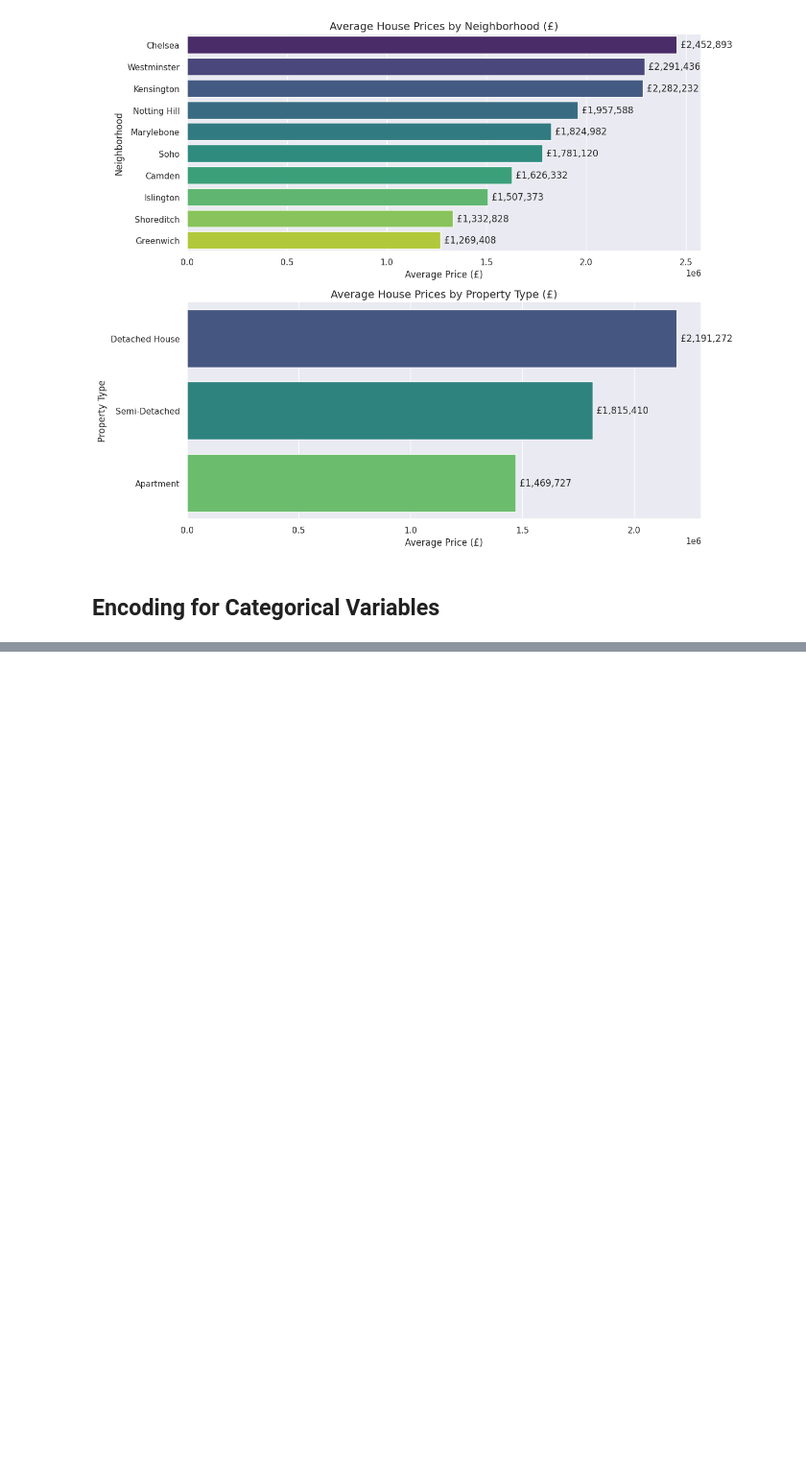
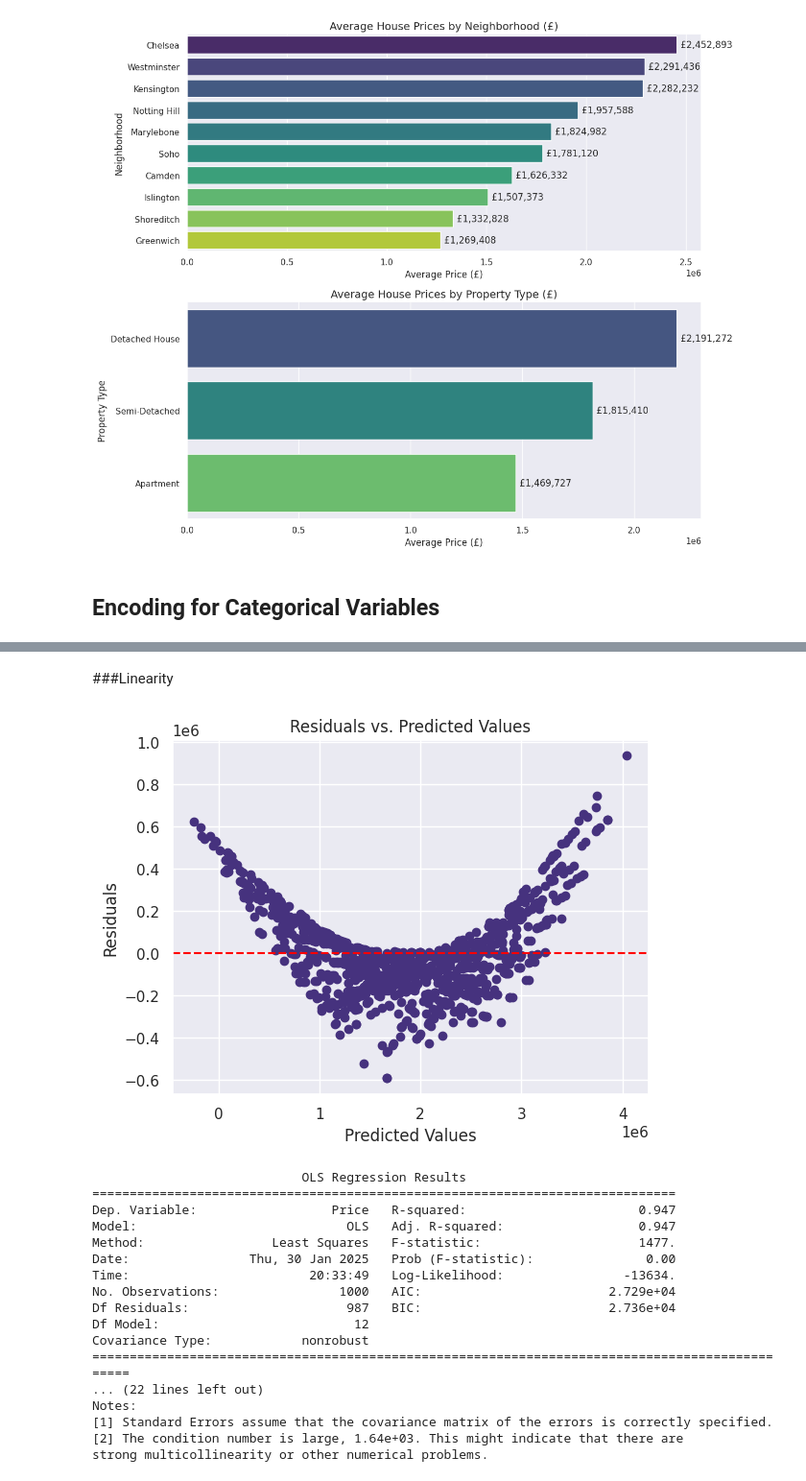
Before and after one commit to tass-ouaer/London_houses, a Jupyter notebook: Houses_London.ipynb, the cells around one changed output, grey strips where cells are left out. Shown at 96% size. Drawn from its saved outputs; the diff is of its cells as text; code cells hidden in the pictures; blank space fills up the shorter version.

Commit message:
Regression Assumptions

```diff
--- a/Houses_London.ipynb
+++ b/Houses_London.ipynb
@@ -375,0 +398,50 @@ df_encoded.head()
+# %% [markdown]
+###Linearity
+# %%
+
+import statsmodels.api as sm
+X = df_encoded.drop('Price', axis=1)
+
+y = df_encoded['Price']
+
+# Add a constant for the intercept
+X = sm.add_constant(X)
+
+# Fit the model
+model = sm.OLS(y, X).fit()
+
+# Make predictions
+predictions = model.predict(X)
+
+# Calculate residuals
+residuals = y - predictions
+
+# Plot residuals vs. predicted values
+plt.scatter(predictions, residuals)
+plt.axhline(0, color='red', linestyle='--')
+plt.xlabel("Predicted Values")
+plt.ylabel("Residuals")
+plt.title("Residuals vs. Predicted Values")
+plt.show()
+
+# Print model summary
+print(model.summary())
+# %% [output]
+[figure, added]
+                            OLS Regression Results
+==============================================================================
+Dep. Variable:                  Price   R-squared:                       0.947
+Model:                            OLS   Adj. R-squared:                  0.947
+Method:                 Least Squares   F-statistic:                     1477.
+Date:                Thu, 30 Jan 2025   Prob (F-statistic):               0.00
+Time:                        20:33:49   Log-Likelihood:                -13634.
+No. Observations:                1000   AIC:                         2.729e+04
+Df Residuals:                     987   BIC:                         2.736e+04
+Df Model:                          12
+Covariance Type:            nonrobust
+================================================================================================
+... (22 lines left out)
+Notes:
+[1] Standard Errors assume that the covariance matrix of the errors is correctly specified.
+[2] The condition number is large, 1.64e+03. This might indicate that there are
+strong multicollinearity or other numerical problems.
```
Also changed, not shown: parts of 20 cells of this notebook.
